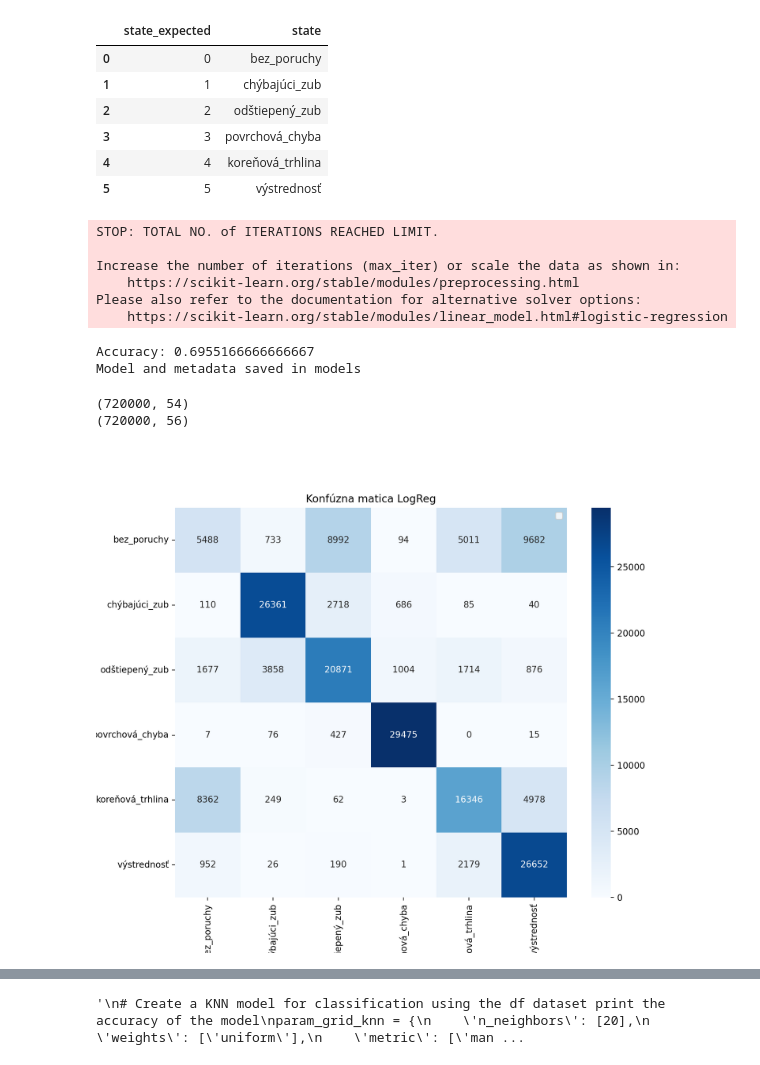
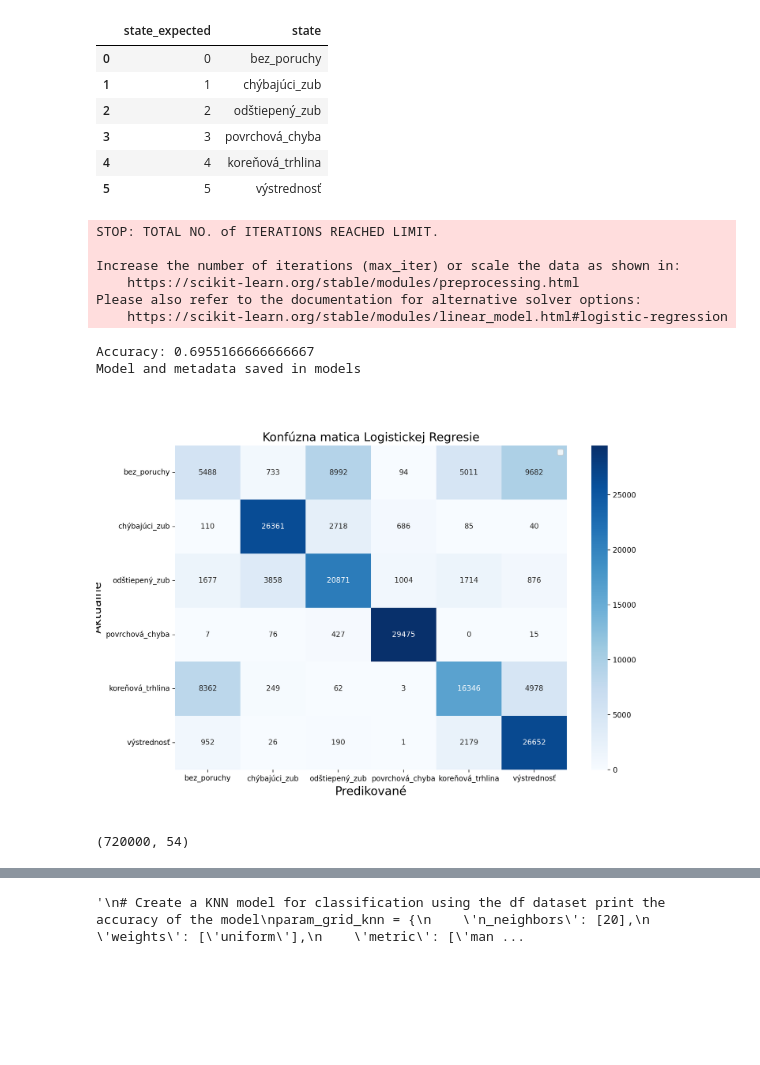
Before and after one commit to robertmunkaci/DataAnalysis, a Jupyter notebook: main.ipynb, the cells around one changed output, grey strips where cells are left out. Saved outputs shown, nothing was run; the diff lists cells and outputs as text; code cells hidden in the pictures; blank space fills up the shorter version.

```diff
--- a/main.ipynb
+++ b/main.ipynb
@@ -353,58 +236,54 @@ training_time = time() - start_time1
 accuracy_lr = accuracy_score(y_test, y_pred)
 print("Accuracy:", accuracy_lr)
 
 # Save the model to a file
 model_name = f'logistic_regression_{accuracy_lr:.4f}'
 
 # Save the model
 model_directory = 'models'
 model_path = f'{model_directory}/{model_name}.h5'
 os.makedirs(model_directory, exist_ok=True)
 joblib.dump(log_reg, model_path)
 
 # Save the metadata
 metadata_path = f'{model_directory}/{model_name}_metadata.txt'
 with open(metadata_path, 'w') as f:
     f.write(f"Model Name: {model_name}\n")
     f.write(f"Accuracy: {accuracy_lr}\n")
     f.write(f"Training Time: {training_time} seconds\n")
     f.write(f"Hyperparameters: {log_reg.get_params()}\n")
 
 print(f"Model and metadata saved in {model_directory}")
+# Calculate the confusion matrix
+cm = confusion_matrix(y_test, y_pred)
+
+# Trasnform classes from numerical to names using state_expected_keys
+log_reg.classes_ = state_expected_keys.state.values
+log_reg.classes_
+
+# Show confnusion matrix as a heatmap
+plt.figure(figsize=(12, 8))
+sns.heatmap(cm, annot=True, fmt='d', cmap='Blues', xticklabels=log_reg.classes_, yticklabels=log_reg.classes_)
+plt.xlabel('Predikované', fontsize=16)
+plt.ylabel('Aktuálne', fontsize=16)
+plt.legend([f'Presnosť: {accuracy_lr:.2f}'])
+# Enlarge plot tittle font and labels
+plt.title('Konfúzna matica Logistickej Regresie', fontsize=16)
+plt.show()
 # %% [output]
 STOP: TOTAL NO. of ITERATIONS REACHED LIMIT.
 
 Increase the number of iterations (max_iter) or scale the data as shown in:
     https://scikit-learn.org/stable/modules/preprocessing.html
 Please also refer to the documentation for alternative solver options:
     https://scikit-learn.org/stable/modules/linear_model.html#logistic-regression
 Accuracy: 0.6955166666666667
 Model and metadata saved in models
+[figure, added]
-# %%
-# Compare X_train and X_train_not_scaled shapes
-print(X_train.shape)
-print(X_train_not_scaled.shape)
-# %% [output]
-(720000, 54)
-(720000, 56)
-# %%
-# Calculate the confusion matrix
-cm = confusion_matrix(y_test, y_pred)
-
-# Trasnform classes from numerical to names using state_expected_keys
-log_reg.classes_ = state_expected_keys.state.values
-log_reg.classes_
-
-# Show confnusion matrix as a heatmap
-plt.figure(figsize=(10, 8))
-sns.heatmap(cm, annot=True, fmt='d', cmap='Blues', xticklabels=log_reg.classes_, yticklabels=log_reg.classes_)
-plt.xlabel('Predikované')
-plt.ylabel('Aktuálne')
-plt.title('Konfúzna matica LogReg')
-plt.legend([f'Presnosť: {accuracy_lr:.2f}'])
-plt.show()
-# %% [output]
-[figure, removed]
+# %%
+X_train.shape
+# %% [output]
+(720000, 54)
 # %%
 # Parameter grid for RandomizedSearch
 param_grid_lgbm = {
```
Also changed, not shown: parts of 39 cells of this notebook.
